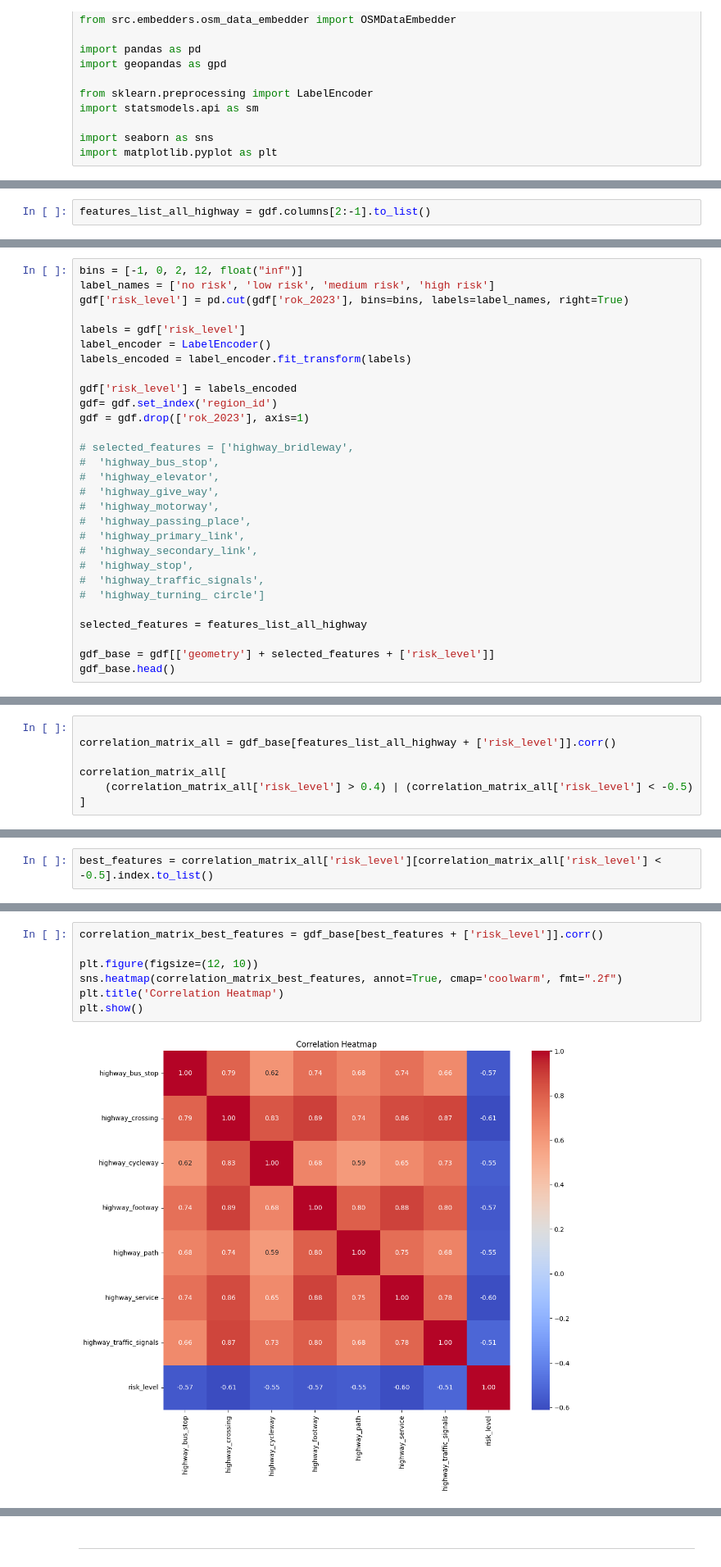
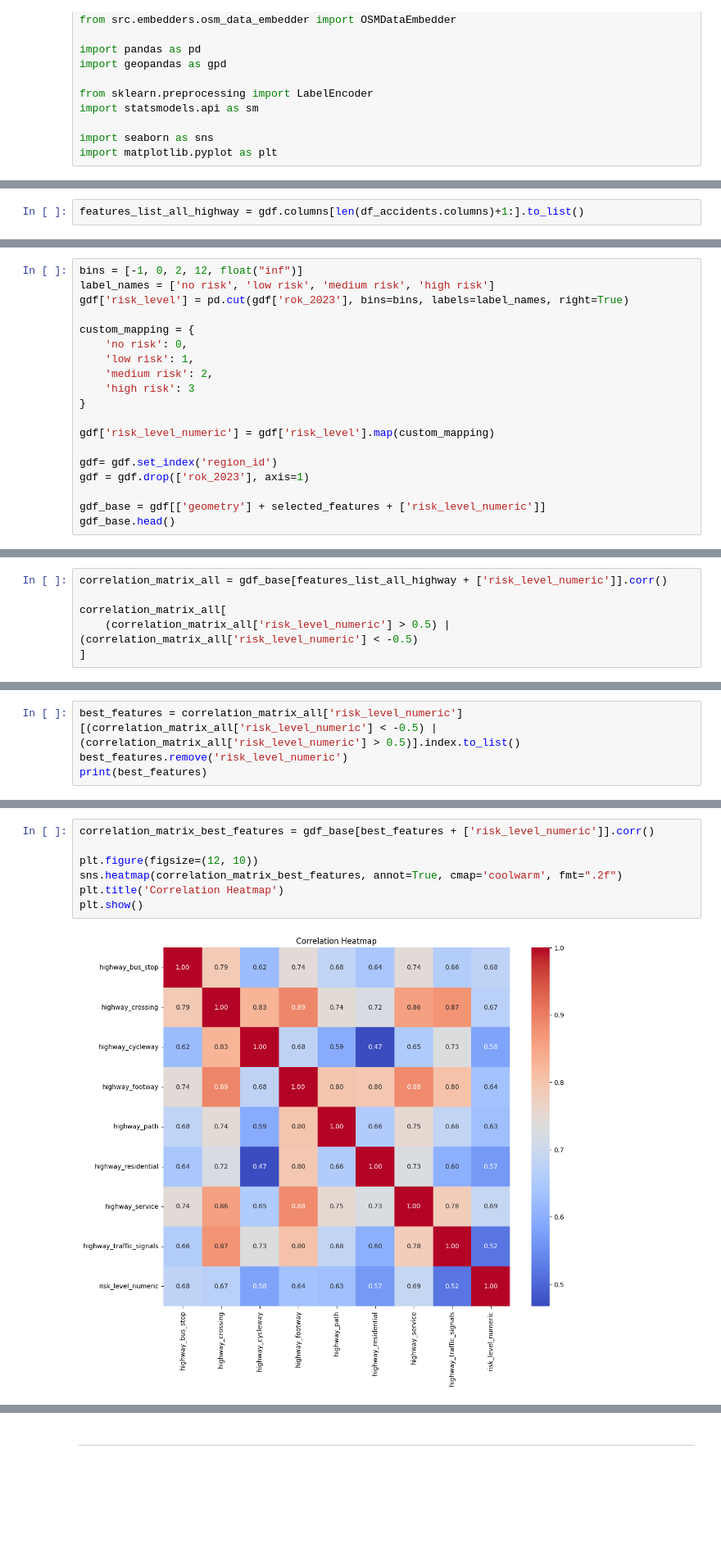
Before and after one commit to StaszekM/gradient, a Jupyter notebook: notebooks/eda_correlation.ipynb, the cells around one changed output, grey strips where cells are left out. Shown at 82% size. Cells and saved outputs as stored; diff of their text form; blank space fills up the shorter version.

Commit message:
GRA-30 eda and plots

```diff
--- a/notebooks/eda_correlation.ipynb
+++ b/notebooks/eda_correlation.ipynb
@@ -29,2 +34,2 @@ gdf = pd.merge(embeddings_feature_gdf, df_accidents, on='region_id', how='inner'
 # %%
-features_list_all_highway = gdf.columns[2:-1].to_list()
+features_list_all_highway = gdf.columns[len(df_accidents.columns)+1:].to_list()
@@ -33,29 +67,19 @@ bins = [-1, 0, 2, 12, float("inf")]
 label_names = ['no risk', 'low risk', 'medium risk', 'high risk']
 gdf['risk_level'] = pd.cut(gdf['rok_2023'], bins=bins, labels=label_names, right=True)
 
-labels = gdf['risk_level']
-label_encoder = LabelEncoder()
-labels_encoded = label_encoder.fit_transform(labels)
+custom_mapping = {
+    'no risk': 0,
+    'low risk': 1,
+    'medium risk': 2,
+    'high risk': 3
+}
 
-gdf['risk_level'] = labels_encoded
+gdf['risk_level_numeric'] = gdf['risk_level'].map(custom_mapping)
+
 gdf= gdf.set_index('region_id')
 gdf = gdf.drop(['rok_2023'], axis=1)
 
-# selected_features = ['highway_bridleway',
-#  'highway_bus_stop',
-#  'highway_elevator',
-#  'highway_give_way',
-#  'highway_motorway',
-#  'highway_passing_place',
-#  'highway_primary_link',
-#  'highway_secondary_link',
-#  'highway_stop',
-#  'highway_traffic_signals',
-#  'highway_turning_ circle']
-
-selected_features = features_list_all_highway
-
-gdf_base = gdf[['geometry'] + selected_features + ['risk_level']]
+gdf_base = gdf[['geometry'] + selected_features + ['risk_level_numeric']]
 gdf_base.head()
 # %% [output]
 |  | geometry | highway_bridleway | highway_bus_stop | highway_construction | highway_corridor | ... |
@@ -90,9 +108,8 @@ plt.show()
 # %%
-
-correlation_matrix_all = gdf_base[features_list_all_highway + ['risk_level']].corr()
+correlation_matrix_all = gdf_base[features_list_all_highway + ['risk_level_numeric']].corr()
 
 correlation_matrix_all[
-    (correlation_matrix_all['risk_level'] > 0.4) | (correlation_matrix_all['risk_level'] < -0.5)
+    (correlation_matrix_all['risk_level_numeric'] > 0.5) | (correlation_matrix_all['risk_level_numeric'] < -0.5)
 ]
 # %% [output]
 |  | highway_bridleway | highway_bus_stop | highway_construction | highway_corridor | highway_crossing | ... |
@@ -113,2 +133,4 @@ Name: risk_level, dtype: float64
 # %%
-best_features = correlation_matrix_all['risk_level'][correlation_matrix_all['risk_level'] < -0.5].index.to_list()
+best_features = correlation_matrix_all['risk_level_numeric'][(correlation_matrix_all['risk_level_numeric'] < -0.5) | (correlation_matrix_all['risk_level_numeric'] > 0.5)].index.to_list()
+best_features.remove('risk_level_numeric')
+print(best_features)
@@ -115,9 +141,9 @@ best_features = correlation_matrix_all['risk_level'][correlation_matrix_all['ris
 # %%
-correlation_matrix_best_features = gdf_base[best_features + ['risk_level']].corr()
+correlation_matrix_best_features = gdf_base[best_features + ['risk_level_numeric']].corr()
 
 plt.figure(figsize=(12, 10))
 sns.heatmap(correlation_matrix_best_features, annot=True, cmap='coolwarm', fmt=".2f")
 plt.title('Correlation Heatmap')
 plt.show()
 # %% [output]
-[figure, old version]
+[figure, new version]
```
Also changed, not shown: parts of 44 cells of this notebook, 2 other files.
